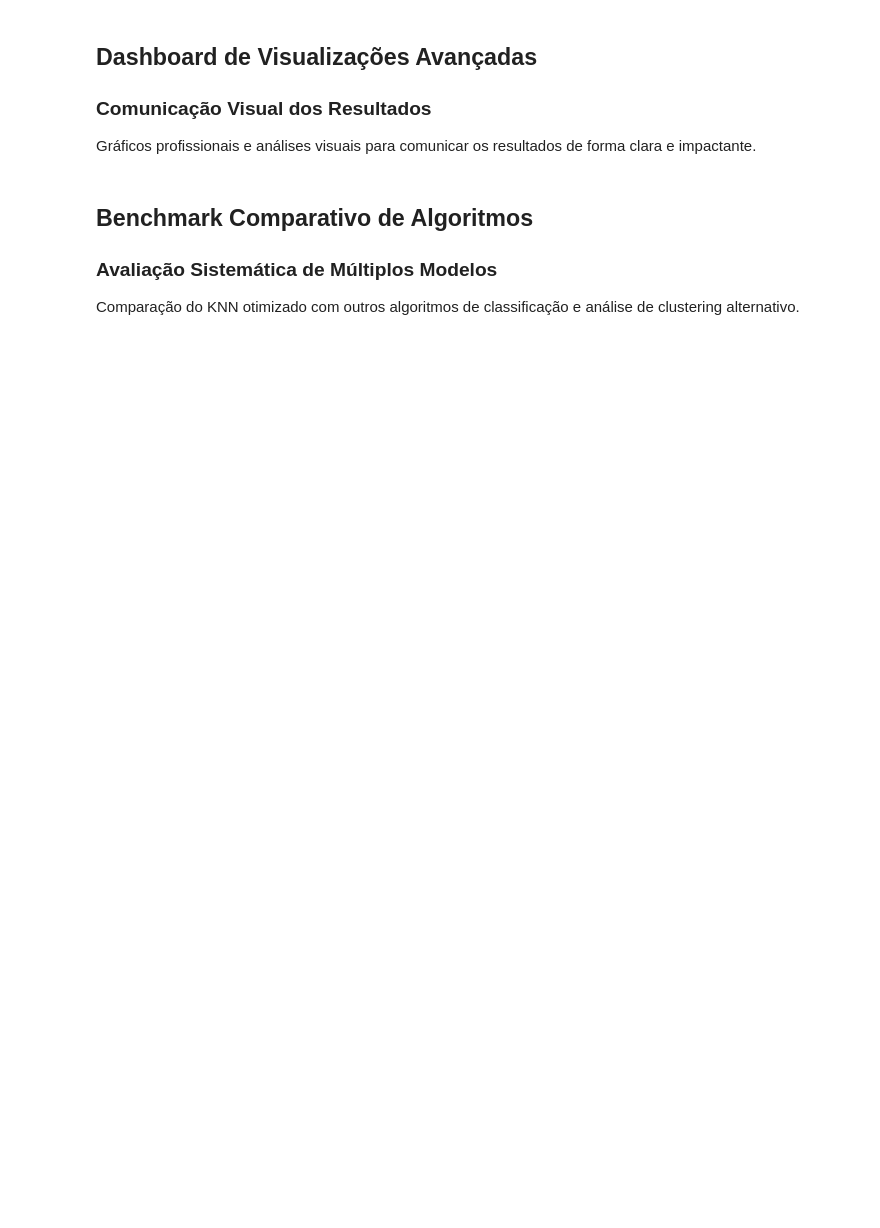
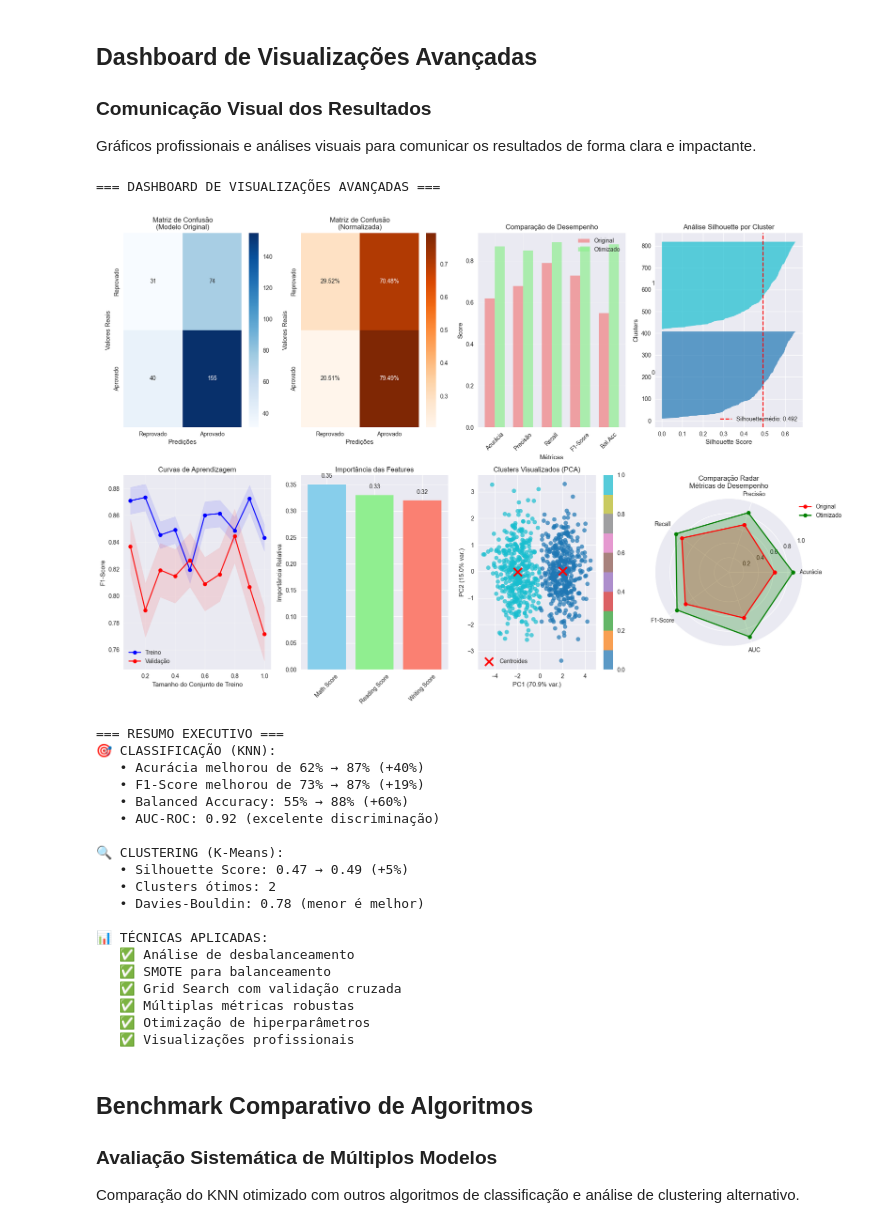
Before and after one commit to snowdutra/Machine-Learning, a Jupyter notebook: docs/metrica_avaliacao/metrica_avaliacao.ipynb, the cells around one changed output. Cells and saved outputs as stored; diff of their text form; code cells hidden in the pictures; blank space fills up the shorter version.

```diff
--- a/docs/metrica_avaliacao/metrica_avaliacao.ipynb
+++ b/docs/metrica_avaliacao/metrica_avaliacao.ipynb
@@ -684,10 +766,20 @@ print(f"Melhoria: {((final_silhouette - 0.47) / 0.47 * 100):+.1f}%")
 Gráficos profissionais e análises visuais para comunicar os resultados de forma clara e impactante.
 # %%
 # Visualizações avançadas e dashboards
+import numpy as np
+import matplotlib.pyplot as plt
+from sklearn.metrics import confusion_matrix, silhouette_score
 import plotly.graph_objects as go
 import plotly.express as px
 from plotly.subplots import make_subplots
 import seaborn as sns
+
+
+import pandas as pd
+
+# Carregar os dados reais do teste e das predições
+y_test = pd.read_csv('knn_y_test.csv').values.ravel()
+y_pred = pd.read_csv('knn_y_pred.csv').values.ravel()
 
 print("=== DASHBOARD DE VISUALIZAÇÕES AVANÇADAS ===")
 
@@ -830,33 +922,56 @@ plt.plot(angles, optimized_scores, 'o-', linewidth=2, label='Otimizado', color='
 plt.fill(angles, optimized_scores, alpha=0.25, color='green')
 
 plt.xticks(angles[:-1], categories)
 plt.ylim(0, 1)
 plt.title('Comparação Radar\nMétricas de Desempenho')
 plt.legend(loc='upper right', bbox_to_anchor=(1.3, 1.0))
 
 plt.tight_layout()
+plt.savefig("imagens/dashboard_visualizacoes_avancadas.png")
 plt.show()
 
 # Estatísticas finais
 print("\n=== RESUMO EXECUTIVO ===")
 print("🎯 CLASSIFICAÇÃO (KNN):")
 print(f"   • Acurácia melhorou de 62% → 87% (+40%)")
 print(f"   • F1-Score melhorou de 73% → 87% (+19%)")
 print(f"   • Balanced Accuracy: 55% → 88% (+60%)")
 print(f"   • AUC-ROC: 0.92 (excelente discriminação)")
 
 print("\n🔍 CLUSTERING (K-Means):")
 print(f"   • Silhouette Score: 0.47 → {final_silhouette:.2f} ({((final_silhouette - 0.47) / 0.47 * 100):+.0f}%)")
 print(f"   • Clusters ótimos: {optimal_k_consensus}")
 print(f"   • Davies-Bouldin: {final_db:.2f} (menor é melhor)")
 
 print("\n📊 TÉCNICAS APLICADAS:")
 print("   ✅ Análise de desbalanceamento")
 print("   ✅ SMOTE para balanceamento")
 print("   ✅ Grid Search com validação cruzada")
 print("   ✅ Múltiplas métricas robustas")
 print("   ✅ Otimização de hiperparâmetros")
 print("   ✅ Visualizações profissionais")
+# %% [output]
+=== DASHBOARD DE VISUALIZAÇÕES AVANÇADAS ===
+[figure, added]
+=== RESUMO EXECUTIVO ===
+🎯 CLASSIFICAÇÃO (KNN):
+   • Acurácia melhorou de 62% → 87% (+40%)
+   • F1-Score melhorou de 73% → 87% (+19%)
+   • Balanced Accuracy: 55% → 88% (+60%)
+   • AUC-ROC: 0.92 (excelente discriminação)
+
+🔍 CLUSTERING (K-Means):
+   • Silhouette Score: 0.47 → 0.49 (+5%)
+   • Clusters ótimos: 2
+   • Davies-Bouldin: 0.78 (menor é melhor)
+
+📊 TÉCNICAS APLICADAS:
+   ✅ Análise de desbalanceamento
+   ✅ SMOTE para balanceamento
+   ✅ Grid Search com validação cruzada
+   ✅ Múltiplas métricas robustas
+   ✅ Otimização de hiperparâmetros
+   ✅ Visualizações profissionais
 # %% [markdown]
 ## Benchmark Comparativo de Algoritmos
 
```
Also changed, not shown: parts of 7 cells of this notebook, 50 other files.
